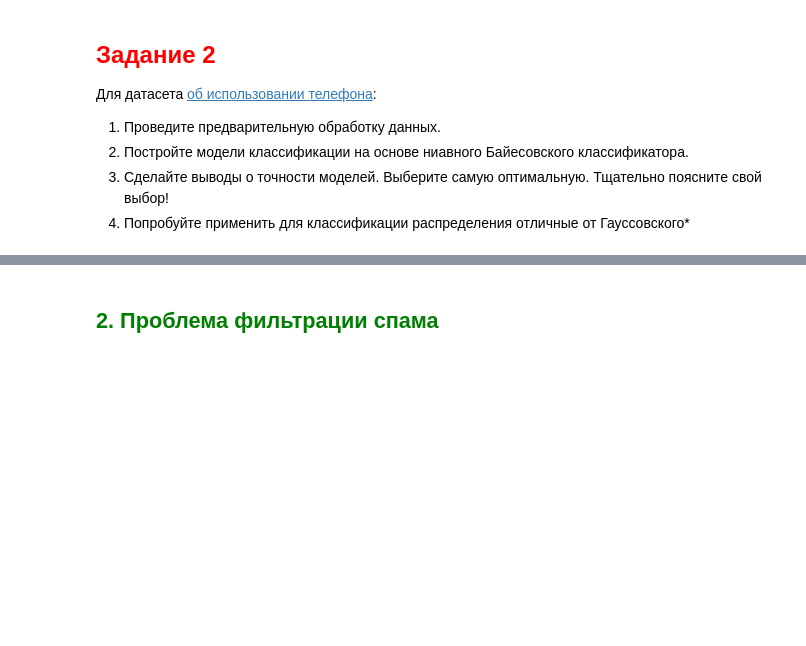
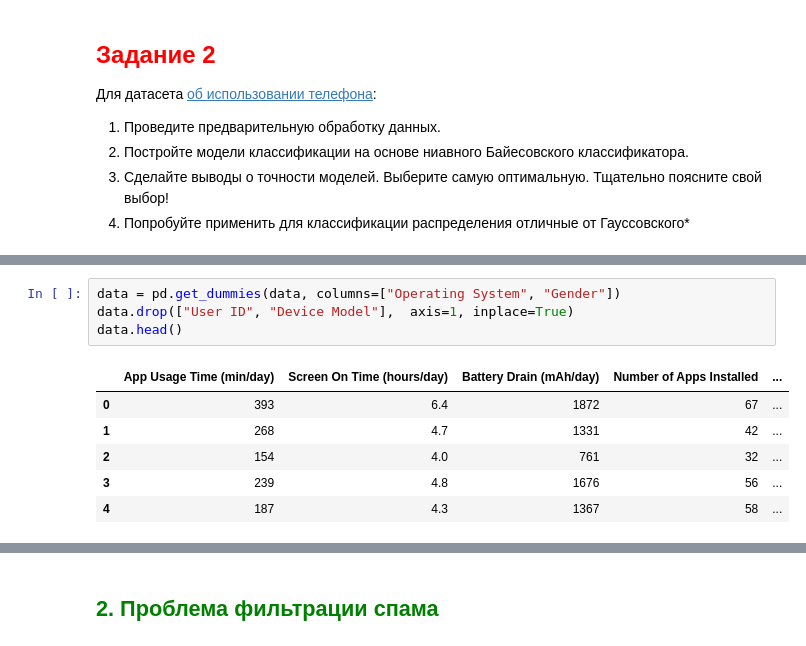
Before and after one commit to Dragoh54/MachineLearning-Labs, a Jupyter notebook: lab8/2024_ML_LR8_MACS.ipynb, the cells around one changed output, grey strips where cells are left out. Cells and saved outputs as stored; diff of their text form; blank space fills up the shorter version.

```diff
--- a/lab8/2024_ML_LR8_MACS.ipynb
+++ b/lab8/2024_ML_LR8_MACS.ipynb
@@ -202,0 +232,11 @@ print(f"Точность на тестовой выборке: {test_accuracy}")
+# %%
+data = pd.get_dummies(data, columns=["Operating System", "Gender"])
+data.drop(["User ID", "Device Model"],  axis=1, inplace=True)
+data.head()
+# %% [output]
+|  | App Usage Time (min/day) | Screen On Time (hours/day) | Battery Drain (mAh/day) | Number of Apps Installed | ... |
+| 0 | 393 | 6.4 | 1872 | 67 | ... |
+| 1 | 268 | 4.7 | 1331 | 42 | ... |
+| 2 | 154 | 4.0 | 761 | 32 | ... |
+| 3 | 239 | 4.8 | 1676 | 56 | ... |
+| 4 | 187 | 4.3 | 1367 | 58 | ... |
```
Also changed, not shown: parts of 8 cells of this notebook, 1 other file.
